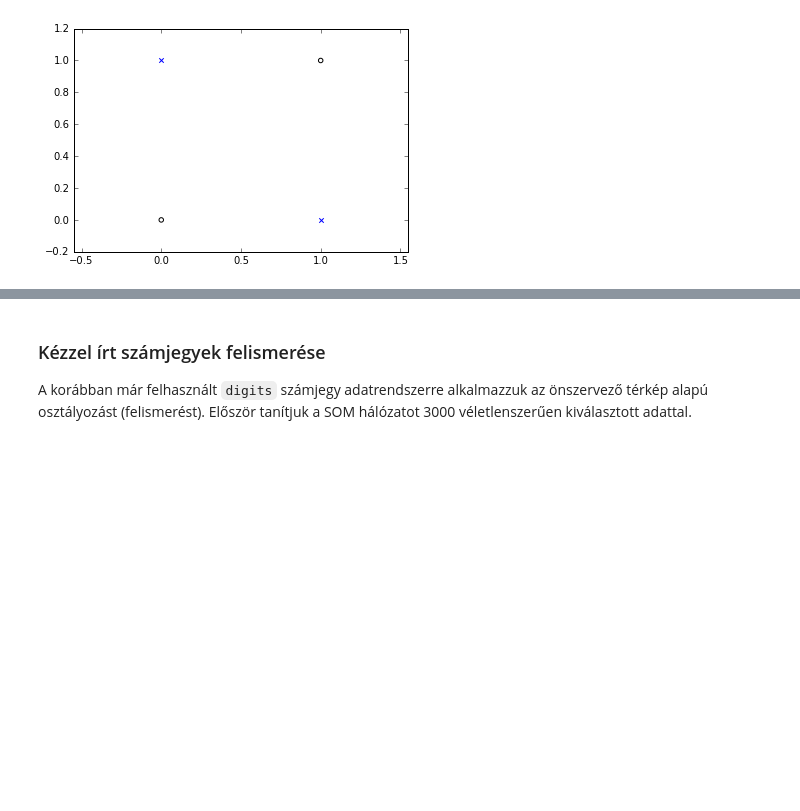
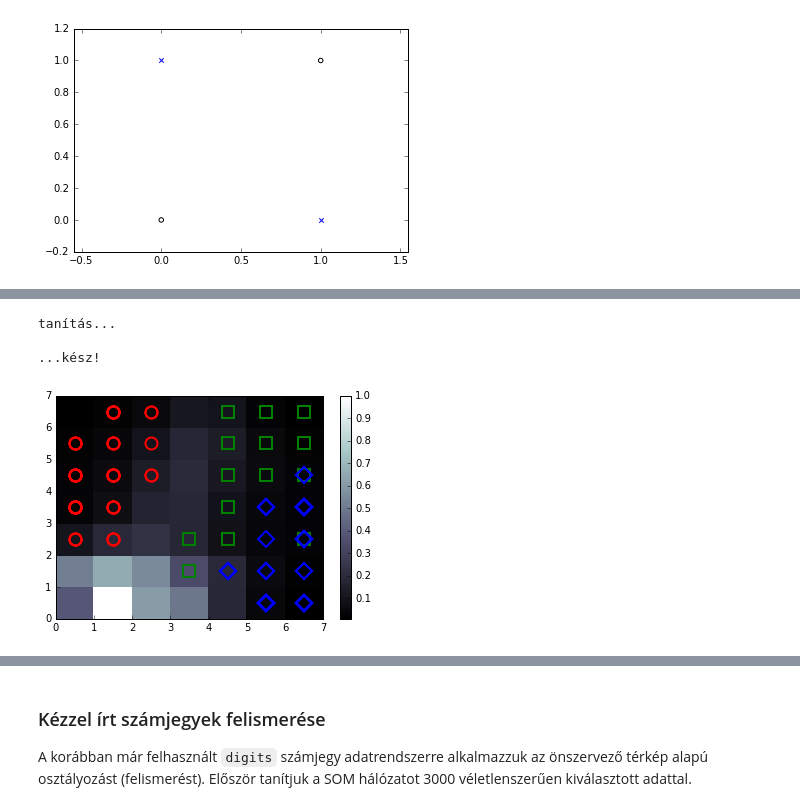
Before and after one commit to gyulat/NN, a Jupyter notebook: NeuralN.ipynb, the cells around one changed output, grey strips where cells are left out. Cells and saved outputs as stored; diff of their text form; code cells hidden in the pictures; blank space fills up the shorter version.

```diff
--- a/NeuralN.ipynb
+++ b/NeuralN.ipynb
@@ -268,0 +299,35 @@ Az oldalirányú kapcsolatok rögzítettek; jellegük gerjesztő, ha egy csomóp
+# %%
+data = np.genfromtxt('iris.csv', delimiter=',',usecols=(0,1,2,3))
+data = np.apply_along_axis(lambda x: x/np.linalg.norm(x),1,data) # adat normalizáció
+
+### indítás és tanulás ###
+som = MiniSom(7,7,4,sigma=1.0,learning_rate=0.5)
+print("tanítás...")
+som.train_random(data,100)
+print("\n...kész!")
+# %% [output]
+tanítás...
+
+...kész!
+# %%
+### az írisz adatok összes elemére kapott válaszok ###
+plt.bone()
+plt.pcolor(som.distance_map().T) # a távolság térkép a háttérben
+plt.colorbar()
+target = np.genfromtxt('iris.csv',delimiter=',',usecols=(4),dtype=str) # betöltjük a neveket
+t = np.zeros(len(target),dtype=int)
+t[target == 'setosa'] = 0
+t[target == 'versicolor'] = 1
+t[target == 'virginica'] = 2
+# minden névhez külön színt és szimbólumot rendelünk hozzá
+markers = ['o','s','D']
+colors = ['r','g','b']
+for cnt,xx in enumerate(data):
+    w = som.winner(xx) # ez a "győztes"
+    # az xx mintához tartozó "győztes" helyére tesszük a szimbólumot
+    plt.plot(w[0]+.5,w[1]+.5,markers[t[cnt]],markerfacecolor='None',
+        markeredgecolor=colors[t[cnt]],markersize=12,markeredgewidth=2)
+plt.axis([0,som.weights.shape[0],0,som.weights.shape[1]])
+plt.show()
+# %% [output]
+[figure, added]
```
Also changed, not shown: parts of 18 cells of this notebook.
